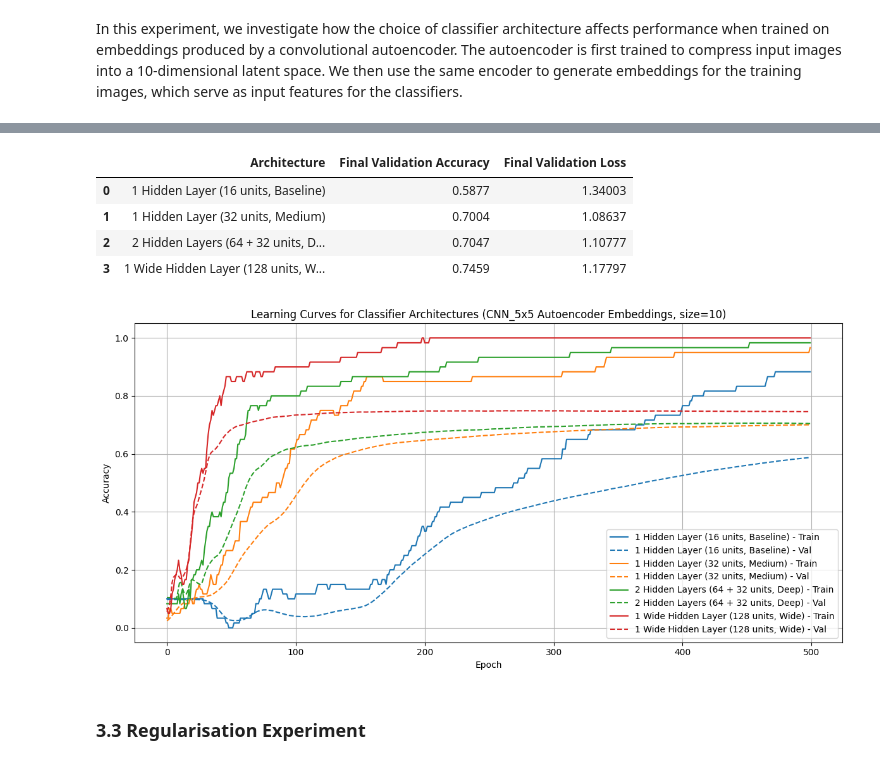
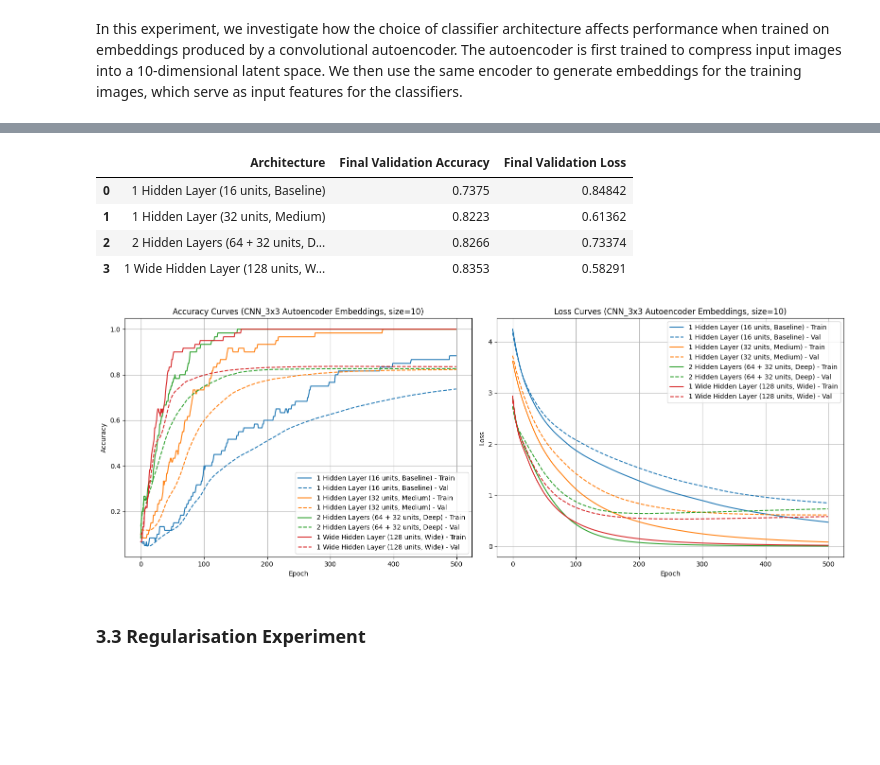
Before and after one commit to 1uoyuuu/COMP90086-CV, a Jupyter notebook: a3/Assignment3-2025.ipynb, the cells around one changed output, grey strips where cells are left out. Saved outputs shown, nothing was run; the diff lists cells and outputs as text; code cells hidden in the pictures; blank space fills up the shorter version.

```diff
--- a/a3/Assignment3-2025.ipynb
+++ b/a3/Assignment3-2025.ipynb
@@ -957,7 +955,7 @@ For each architecture, we train the classifier on the embeddings and report the
 # --- Part 3, Experiment 2: Different Classifier Architectures using CNN Autoencoder ---
 
 # Get the trained encoder from the convolutional autoencoder from last experiment
-cnn_encoder = autoencoder_models["Convolutional_5x5"].layers[0]
+cnn_encoder = autoencoder_models["Convolutional_3x3"].layers[0]
 
 # Generate embeddings for training set using embedding size 10
 cnn_train_embeddings = cnn_encoder.predict(train_images, verbose=0)
@@ -1048,32 +1046,48 @@ df_clf_results = pd.DataFrame(ex_2_clf_table)
 display(df_clf_results)
 # %% [output]
 |  | Architecture | Final Validation Accuracy | Final Validation Loss |
-| 0 | 1 Hidden Layer (16 units, Baseline) | 0.5877 | 1.34003 |
-| 1 | 1 Hidden Layer (32 units, Medium) | 0.7004 | 1.08637 |
-| 2 | 2 Hidden Layers (64 + 32 units, D... | 0.7047 | 1.10777 |
-| 3 | 1 Wide Hidden Layer (128 units, W... | 0.7459 | 1.17797 |
+| 0 | 1 Hidden Layer (16 units, Baseline) | 0.7375 | 0.84842 |
+| 1 | 1 Hidden Layer (32 units, Medium) | 0.8223 | 0.61362 |
+| 2 | 2 Hidden Layers (64 + 32 units, D... | 0.8266 | 0.73374 |
+| 3 | 1 Wide Hidden Layer (128 units, W... | 0.8353 | 0.58291 |
 # %%
 # Assign a unique color to each classifier architecture for consistent coloring
 import itertools
 color_cycle = plt.rcParams['axes.prop_cycle'].by_key()['color']
 clf_names = list(part3_ex2_results.keys())
 color_map = {name: color_cycle[i % len(color_cycle)] for i, name in enumerate(clf_names)}
 
-plt.figure(figsize=(12, 6))
+fig, axs = plt.subplots(1, 2, figsize=(16, 6))  # Two plots side by side
+
+# --- Accuracy Plot ---
 for clf_name, result in part3_ex2_results.items():
     history = result["history"]
     color = color_map[clf_name]
-    plt.plot(history['accuracy'], label=f"{clf_name} - Train", color=color)
-    plt.plot(history['val_accuracy'], linestyle='--', label=f"{clf_name} - Val", color=color)
+    axs[0].plot(history['accuracy'], label=f"{clf_name} - Train", color=color)
+    axs[0].plot(history['val_accuracy'], linestyle='--', label=f"{clf_name} - Val", color=color)
 
-plt.title("Learning Curves for Classifier Architectures (CNN_5x5 Autoencoder Embeddings, size=10)")
-plt.xlabel("Epoch")
-plt.ylabel("Accuracy")
-plt.legend()
-plt.grid(True)
+axs[0].set_title("Accuracy Curves (CNN_3x3 Autoencoder Embeddings, size=10)")
+axs[0].set_xlabel("Epoch")
+axs[0].set_ylabel("Accuracy")
+axs[0].legend()
+axs[0].grid(True)
+
+# --- Loss Plot ---
+for clf_name, result in part3_ex2_results.items():
+    history = result["history"]
+    color = color_map[clf_name]
+    axs[1].plot(history['loss'], label=f"{clf_name} - Train", color=color)
+    axs[1].plot(history['val_loss'], linestyle='--', label=f"{clf_name} - Val", color=color)
+
+axs[1].set_title("Loss Curves (CNN_3x3 Autoencoder Embeddings, size=10)")
+axs[1].set_xlabel("Epoch")
+axs[1].set_ylabel("Loss")
+axs[1].legend()
+axs[1].grid(True)
+
 plt.tight_layout()
 plt.show()
 # %% [output]
-[figure, old version]
+[figure, new version]
 # %% [markdown]
 ### 3.3 Regularisation Experiment
```
Also changed, not shown: parts of 16 cells of this notebook, 3 other files.
